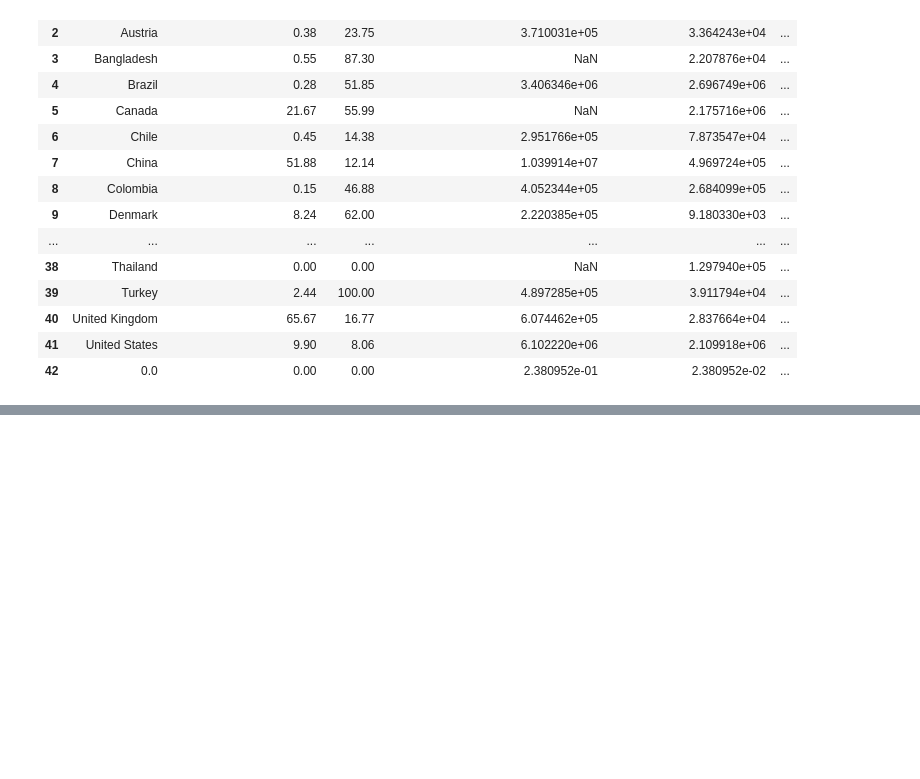
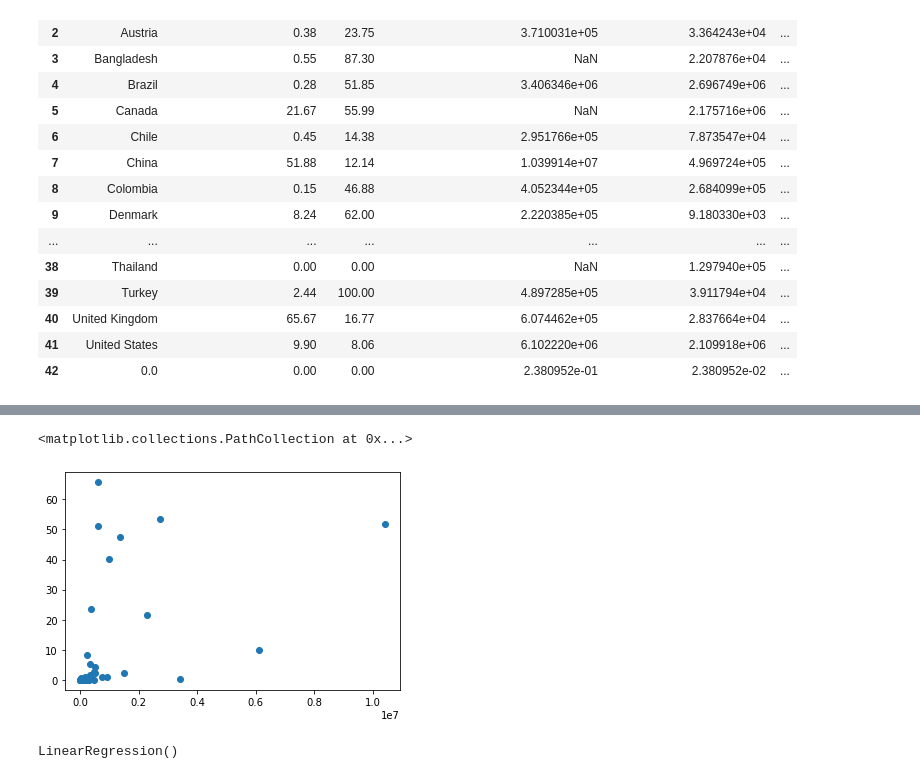
Before and after one commit to eimbloom/Test, a Jupyter notebook: Nearest.ipynb, the cells around one changed output, grey strips where cells are left out. Cells and saved outputs as stored; diff of their text form; code cells hidden in the pictures; blank space fills up the shorter version.

```diff
--- a/Nearest.ipynb
+++ b/Nearest.ipynb
@@ -1367,0 +1485,6 @@ GROmerge
+# %%
+#ax = GROfinal.plot.scatter("Renewable_final", "Green recovery spending")
+plt.scatter(GROfinal["Renewable_final"], GROfinal["Green recovery spending"])
+# %% [output]
+<matplotlib.collections.PathCollection at 0x...>
+[figure, added]
@@ -1367,0 +1493,4 @@ GROmerge
+# %%
+model.fit(GROfinal[['Renewable_final']], GROfinal['Green recovery spending'])
+# %% [output]
+LinearRegression()
```
Also changed, not shown: parts of 18 cells of this notebook.
